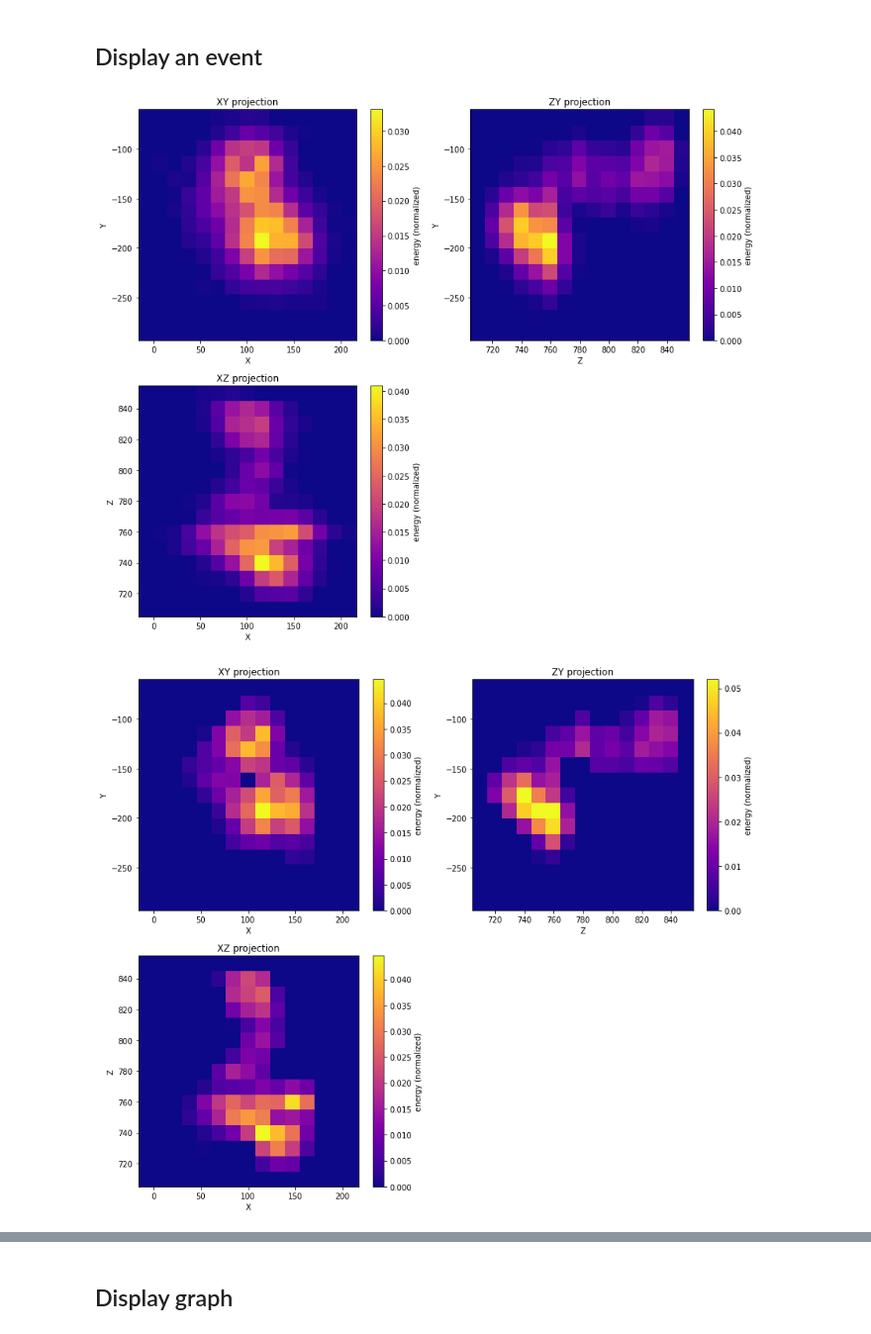
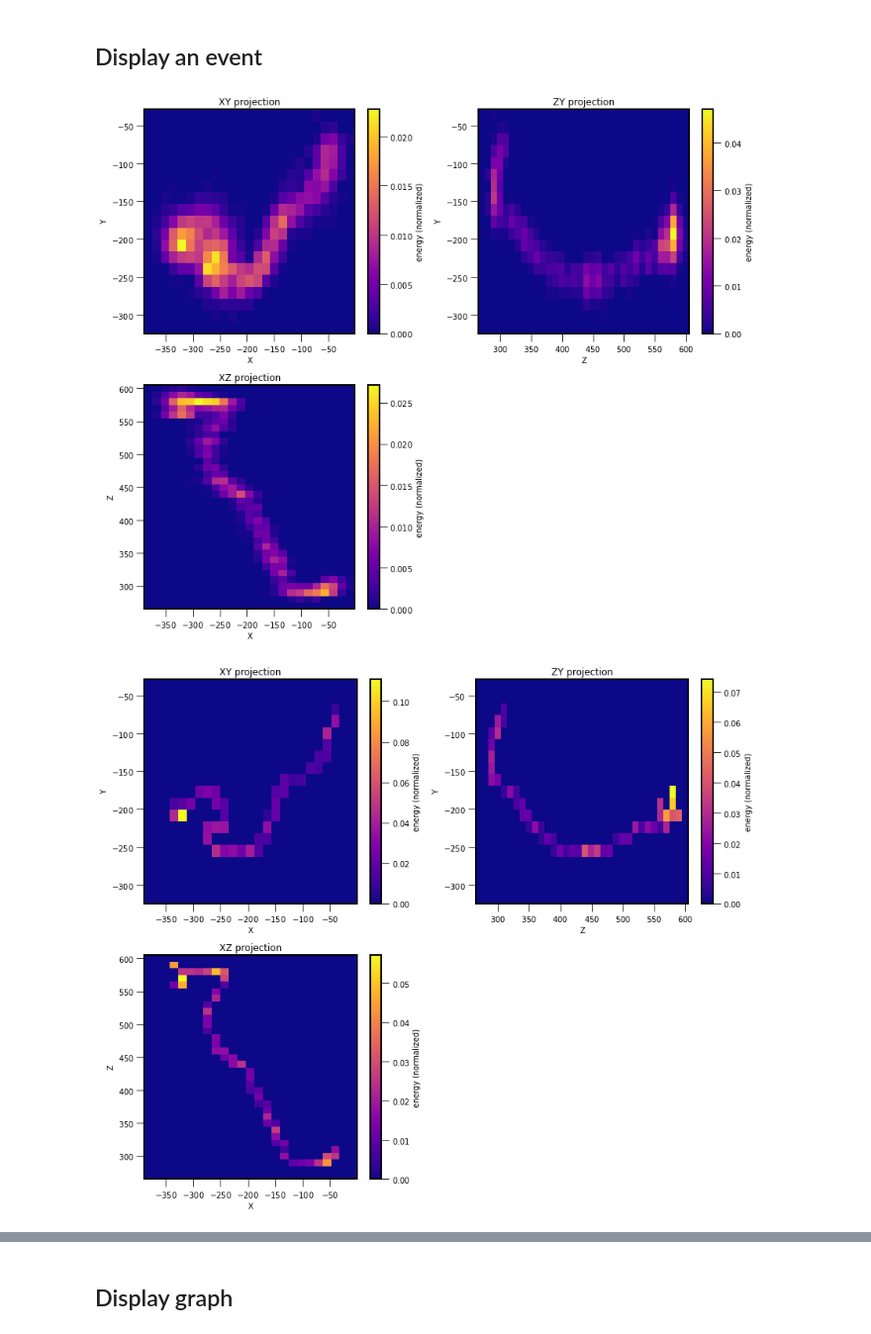
Before and after one commit to jahernando/nextana, a Jupyter notebook: NB/topo/topo_cnn_deconv.ipynb, the cells around one changed output, grey strips where cells are left out. Shown at 99% size. Drawn from its saved outputs; the diff is of its cells as text; code cells hidden in the pictures.

```diff
--- a/NB/topo/topo_cnn_deconv.ipynb
+++ b/NB/topo/topo_cnn_deconv.ipynb
@@ -86,15 +86,16 @@ datadeco = datadeco[datadeco.decopred == 1].copy()
 # %% [markdown]
 ## Display an event
 # %%
-ievent   = 23
+ievent   = 22 # 22
 # %%
+style('--')
 evt   = data.groupby('dataset_id').get_group(ievent)
 coors = evtfun.get_coors(evt, bin_info)
 bins  = evtfun.get_bins(coors, bin_widths)
 ene   = evt.energy.values
 evtfun.event_display(coors, bins, ene = ene);
 # %% [output]
-[figure, old version]
+[figure, new version]
 # %%
 #evtdeco   = evtfun.get_deconvoluted_data(evt)
 evtdeco   = datadeco.groupby('dataset_id').get_group(ievent)
@@ -102,7 +103,7 @@ coorsdeco = evtfun.get_coors(evtdeco, bin_info)
 enedeco   = evtdeco.enecn.values
 evtfun.event_display(coorsdeco, bins = bins, ene = enedeco);
 # %% [output]
-[figure, old version]
+[figure, new version]
 # %%
 print(f" total corrected and normalized energy of deco hits = ", evtdeco.enecn.sum(),
        "\n total corrected energy en slices with decho hits = ", evtdeco.enecc.sum(),
```
Also changed, not shown: parts of 10 cells of this notebook, 5 other files.
